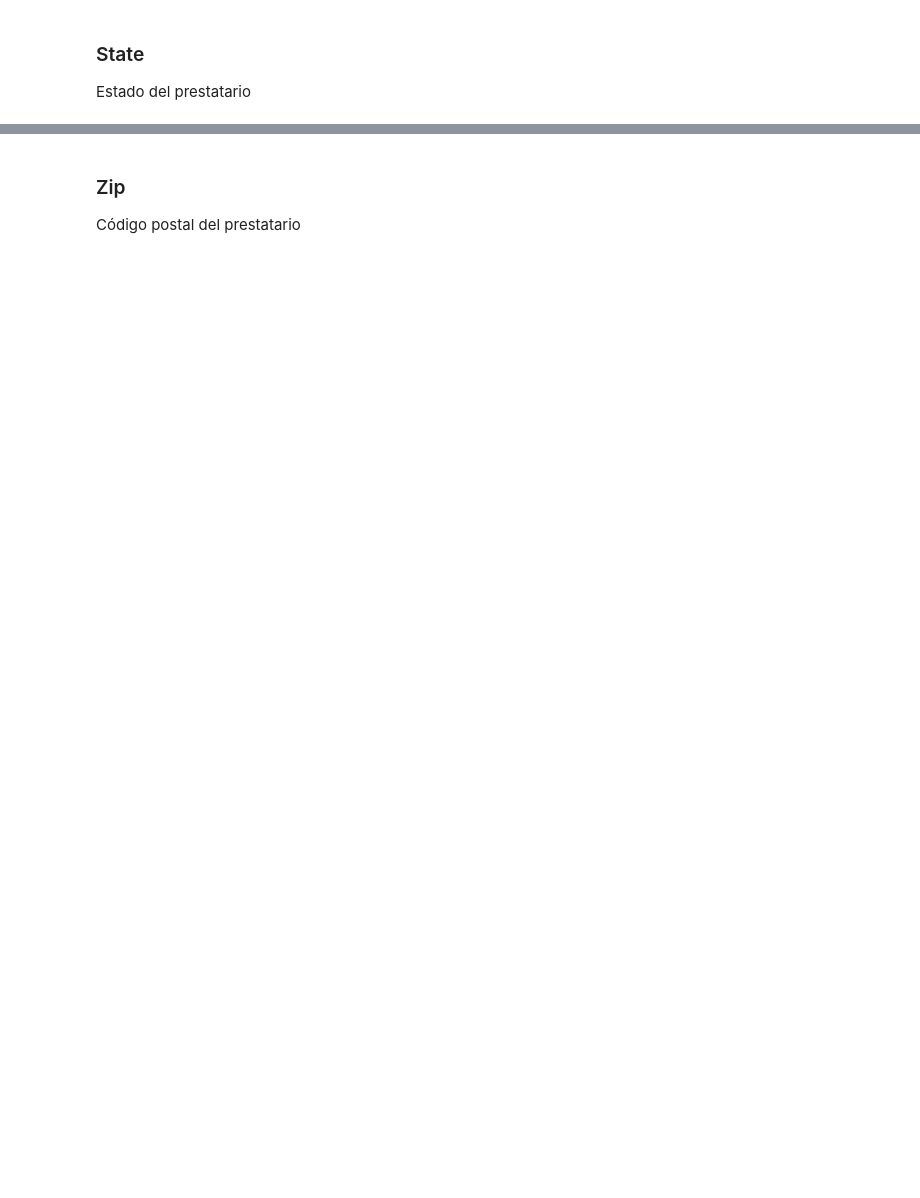
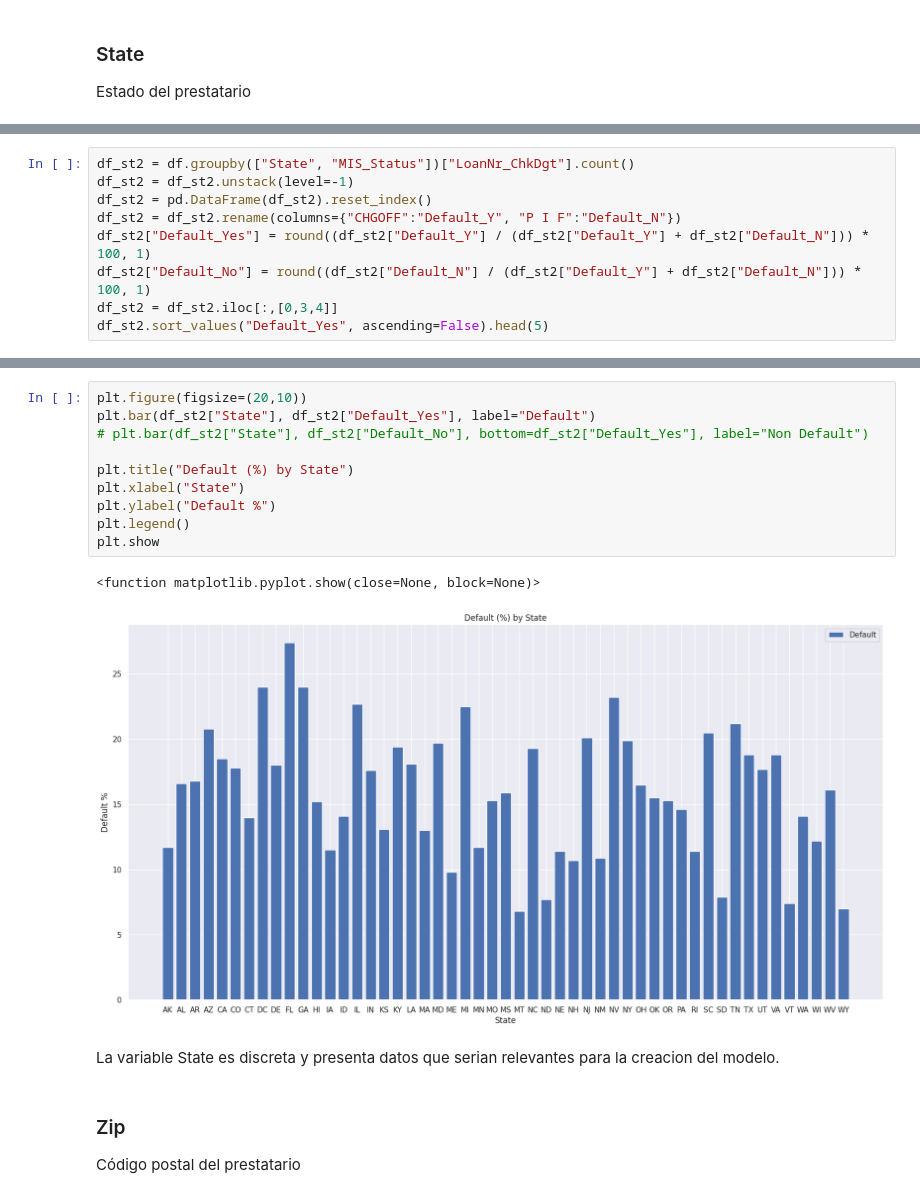
Before and after one commit to Ly-Ax/TFMasterIA, a Jupyter notebook: notebooks/data_exploration.ipynb, the cells around one changed output, grey strips where cells are left out. Cells and saved outputs as stored; diff of their text form; blank space fills up the shorter version.

```diff
--- a/notebooks/data_exploration.ipynb
+++ b/notebooks/data_exploration.ipynb
@@ -33,0 +157,9 @@ Estado del prestatario
+# %%
+df_st2 = df.groupby(["State", "MIS_Status"])["LoanNr_ChkDgt"].count()
+df_st2 = df_st2.unstack(level=-1)
+df_st2 = pd.DataFrame(df_st2).reset_index()
+df_st2 = df_st2.rename(columns={"CHGOFF":"Default_Y", "P I F":"Default_N"})
+df_st2["Default_Yes"] = round((df_st2["Default_Y"] / (df_st2["Default_Y"] + df_st2["Default_N"])) * 100, 1)
+df_st2["Default_No"] = round((df_st2["Default_N"] / (df_st2["Default_Y"] + df_st2["Default_N"])) * 100, 1)
+df_st2 = df_st2.iloc[:,[0,3,4]]
+df_st2.sort_values("Default_Yes", ascending=False).head(5)
@@ -34,3 +173,18 @@ Estado del prestatario
+# %%
+plt.figure(figsize=(20,10))
+plt.bar(df_st2["State"], df_st2["Default_Yes"], label="Default")
+# plt.bar(df_st2["State"], df_st2["Default_No"], bottom=df_st2["Default_Yes"], label="Non Default")
+
+plt.title("Default (%) by State")
+plt.xlabel("State")
+plt.ylabel("Default %")
+plt.legend()
+plt.show
+# %% [output]
+<function matplotlib.pyplot.show(close=None, block=None)>
+[figure, added]
+# %% [markdown]
+La variable State es discreta y presenta datos que serian relevantes para la creacion del modelo.
 # %% [markdown]
 ### Zip
 Código postal del prestatario
```
Also changed, not shown: parts of 20 cells of this notebook, 1 other file.
